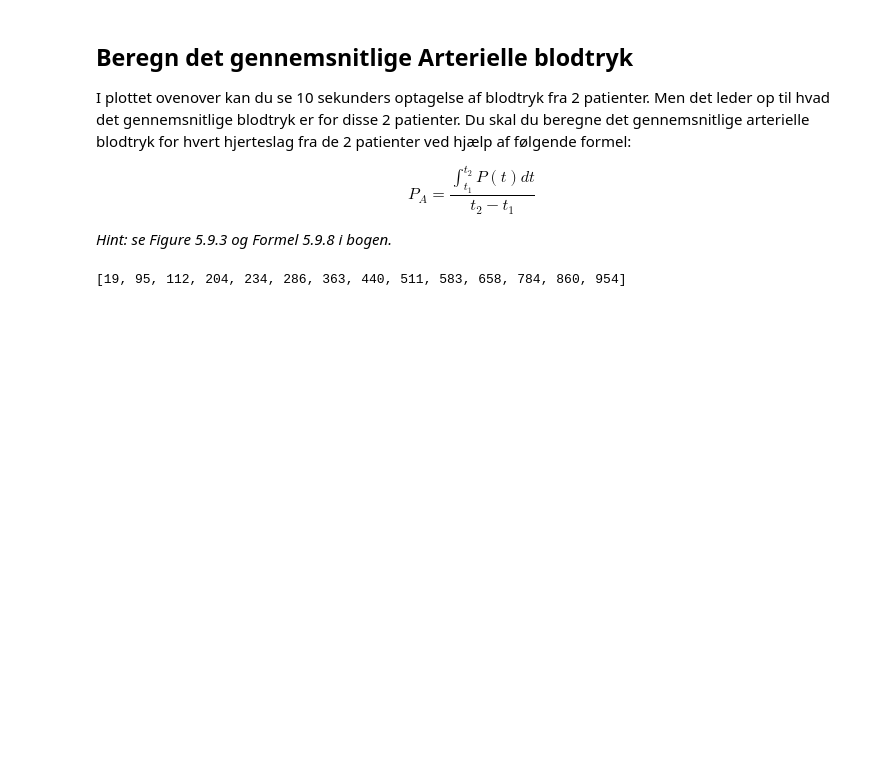
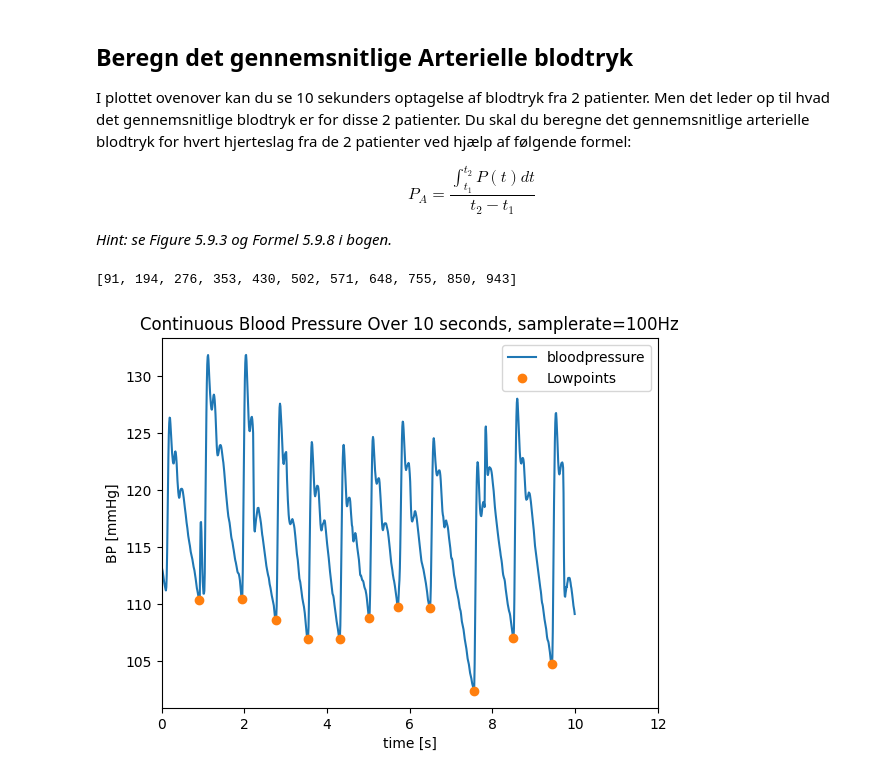
Before and after one commit to AAU-ST3-KHF/cardiovascular_system_blod, a Jupyter notebook: Exercise 3.ipynb, the cells around one changed output. Drawn from its saved outputs; the diff is of its cells as text; code cells hidden in the pictures; blank space fills up the shorter version.

```diff
--- a/Exercise 3.ipynb
+++ b/Exercise 3.ipynb
@@ -163,6 +163,10 @@ import pandas as pd
 from pathlib import Path
 df0001 = pd.read_csv(Path("files/autonomic-aging-cardiovascular/0001.csv"), delimiter=",")
 df0002 = pd.read_csv(Path("files/autonomic-aging-cardiovascular/0002.csv"), delimiter=",")
+fs = 100 # samplingrate
+bp0001 = df0001["NIBP"].to_numpy()
+time = df0001["time_s"].to_numpy()
+bp0002 = df0002["NIBP"].to_numpy()
 # Show data df0001
 df0001
 # %% [output]
@@ -204,30 +208,42 @@ $$ P_A = \frac{\int_{t_1}^{t_2} P(t) dt}{t_2-t_1} $$
 *Hint: se Figure 5.9.3 og Formel 5.9.8 i bogen.*
 # %%
 import statistics
-fs = 100 # samplingrate
-bp0001: list[float] = df0001["NIBP"].to_list()
-bp0002: list[float] = df0002["NIBP"].to_list()
+import numpy as np
 
-
-# Find RR:
-def find_peaks(X):
+# Find Highest points in blood pressure measurements:
+def find_lowpoints(X) -> list[int]:
     peaks = []
-    record = [0,0]
-    thr = statistics.mean(X) # A threshold to decide that we should find highest peak
+    record = [np.inf,0]
+    thr = statistics.mean(X)-statistics.stdev(X) # A threshold to decide that we should find highest peak
     for i,x in enumerate(X):
-        if x>thr:
-            if x>record[0]:
+        if x<thr:
+            if x<record[0]:
                 record = [x,i]
         else:
-            if record[0]>0:
+            if record[1]>0:
                 peaks.append(record[1])
-            record = [0,0]
+            record = [np.inf,0]
     return peaks
 
 
 
 # Beregn det gennemsnitlige
-peaks_0001 = find_peaks(bp0001)
-peaks_0001
+lowp_0001 = find_lowpoints(bp0001)
+lowp_0001
 # %% [output]
-[19, 95, 112, 204, 234, 286, 363, 440, 511, 583, 658, 784, 860, 954]
+[91, 194, 276, 353, 430, 502, 571, 648, 755, 850, 943]
+# %%
+
+import matplotlib.pyplot as plt
+# Plot Continuous Blood Pressures with peak pressures from two subjects
+plt.plot(time, bp0001, label="bloodpressure")
+plt.plot(time[lowp_0001], bp0001[lowp_0001], marker='o',linestyle="", label="Lowpoints")
+plt.plot()
+plt.ylabel("BP [mmHg]")
+plt.xlabel("time [s]")
+plt.legend(loc='upper right')
+plt.xlim([0,12])
+plt.title("Continuous Blood Pressure Over 10 seconds, samplerate=100Hz")
+plt.show()
+# %% [output]
+[figure, added]
```
Also changed, not shown: parts of 1 cell of this notebook.
